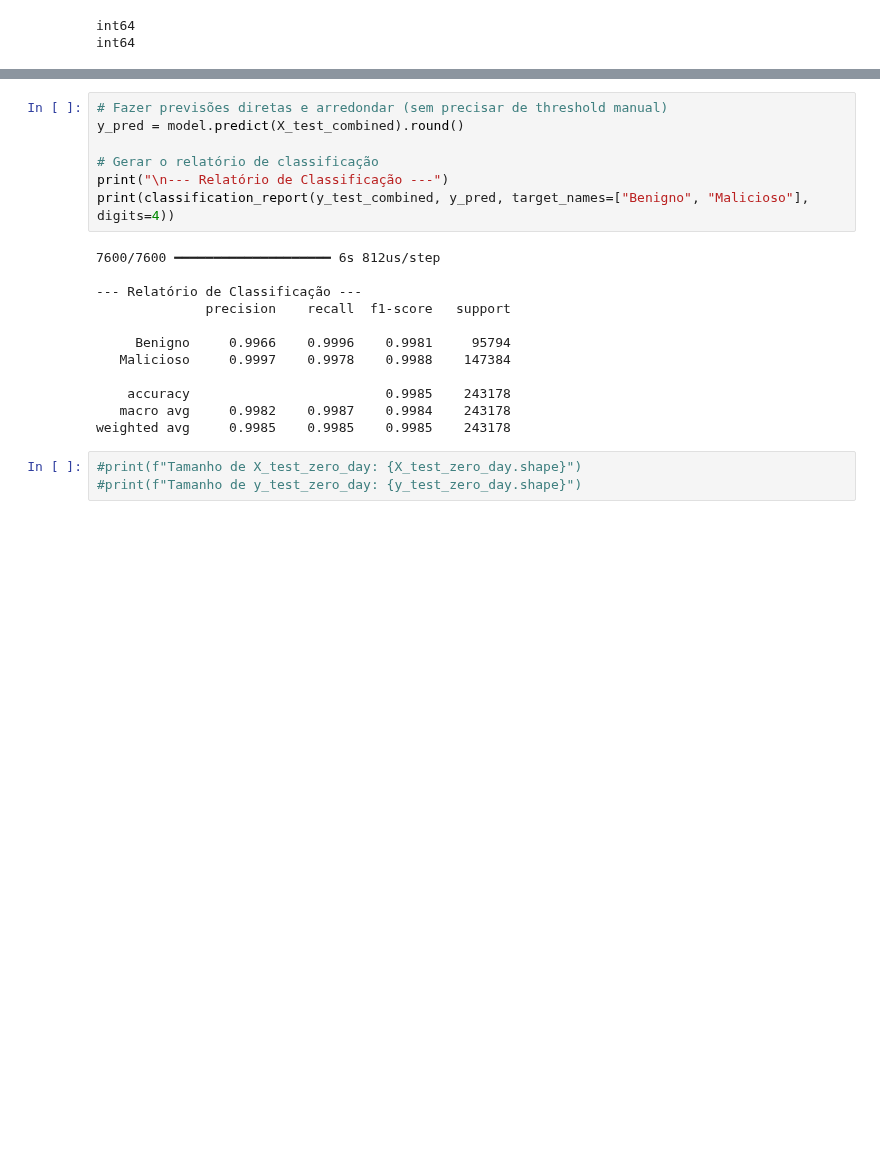
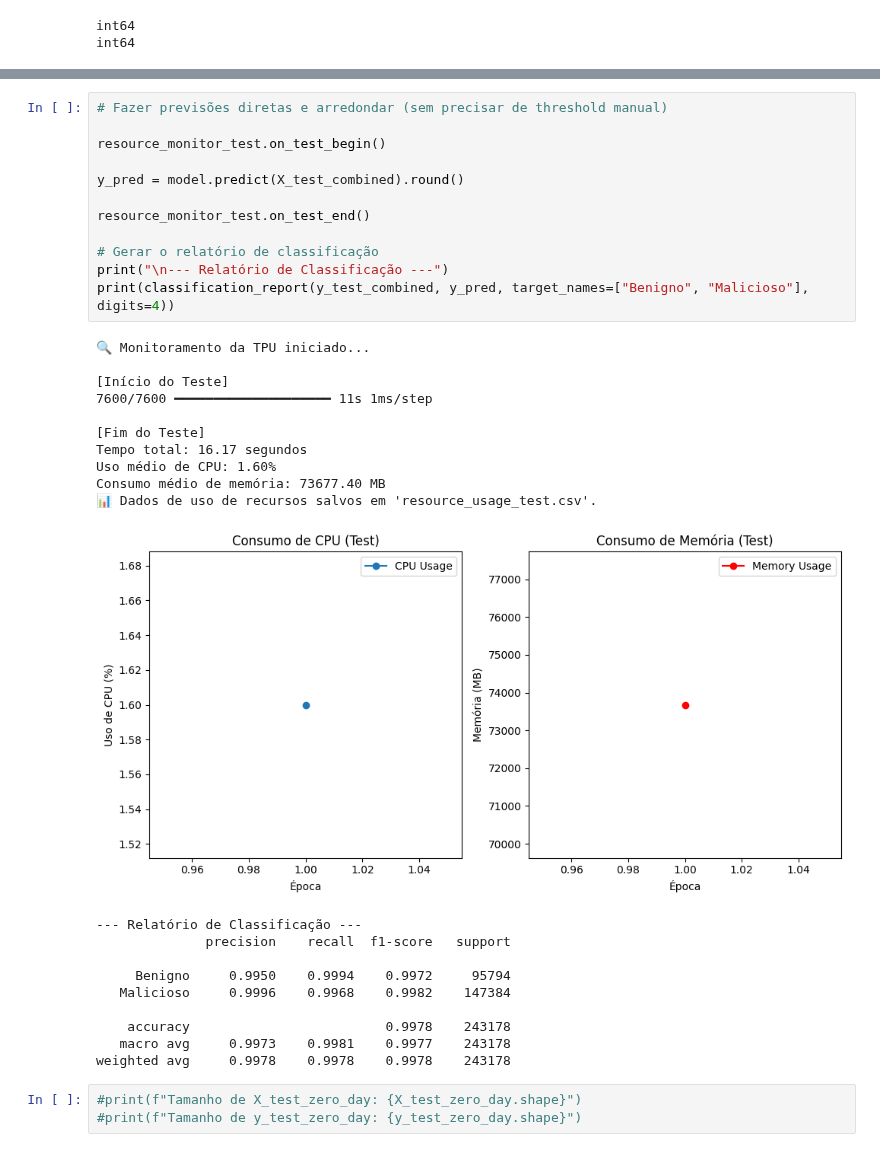
Before and after one commit to gabrieladamasceno/Attacks_5G, a Jupyter notebook: MLP_Binário_Zero_Day_SlowrateDoS.ipynb, the cells around one changed output, grey strips where cells are left out. Saved outputs shown, nothing was run; the diff lists cells and outputs as text; blank space fills up the shorter version.

```diff
--- a/MLP_Binário_Zero_Day_SlowrateDoS.ipynb
+++ b/MLP_Binário_Zero_Day_SlowrateDoS.ipynb
@@ -376,22 +455,36 @@ Consumo médio de memória: 3226.32 MB
 # %%
 # Fazer previsões diretas e arredondar (sem precisar de threshold manual)
+
+resource_monitor_test.on_test_begin()
+
 y_pred = model.predict(X_test_combined).round()
+
+resource_monitor_test.on_test_end()
 
 # Gerar o relatório de classificação
 print("\n--- Relatório de Classificação ---")
 print(classification_report(y_test_combined, y_pred, target_names=["Benigno", "Malicioso"], digits=4))
 # %% [output]
-7600/7600 ━━━━━━━━━━━━━━━━━━━━ 6s 812us/step
+🔍 Monitoramento da TPU iniciado...
 
---- Relatório de Classificação ---
-              precision    recall  f1-score   support
+[Início do Teste]
+7600/7600 ━━━━━━━━━━━━━━━━━━━━ 11s 1ms/step
 
-     Benigno     0.9966    0.9996    0.9981     95794
-   Malicioso     0.9997    0.9978    0.9988    147384
-
-    accuracy                         0.9985    243178
-   macro avg     0.9982    0.9987    0.9984    243178
-weighted avg     0.9985    0.9985    0.9985    243178
+[Fim do Teste]
+Tempo total: 16.17 segundos
+Uso médio de CPU: 1.60%
+Consumo médio de memória: 73677.40 MB
+📊 Dados de uso de recursos salvos em 'resource_usage_test.csv'.
+[figure, added]
+--- Relatório de Classificação ---
+              precision    recall  f1-score   support
+
+     Benigno     0.9950    0.9994    0.9972     95794
+   Malicioso     0.9996    0.9968    0.9982    147384
+
+    accuracy                         0.9978    243178
+   macro avg     0.9973    0.9981    0.9977    243178
+weighted avg     0.9978    0.9978    0.9978    243178
 # %%
 #print(f"Tamanho de X_test_zero_day: {X_test_zero_day.shape}")
 #print(f"Tamanho de y_test_zero_day: {y_test_zero_day.shape}")
```
Also changed, not shown: parts of 9 cells of this notebook.
